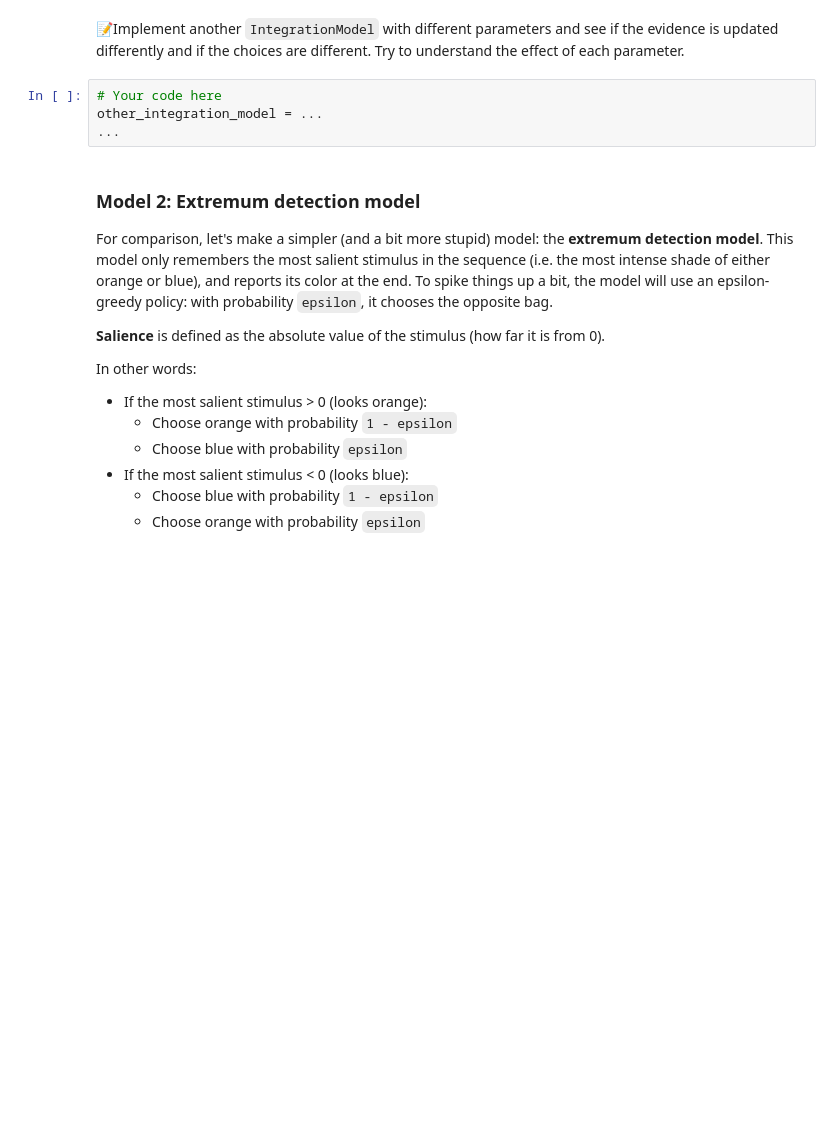
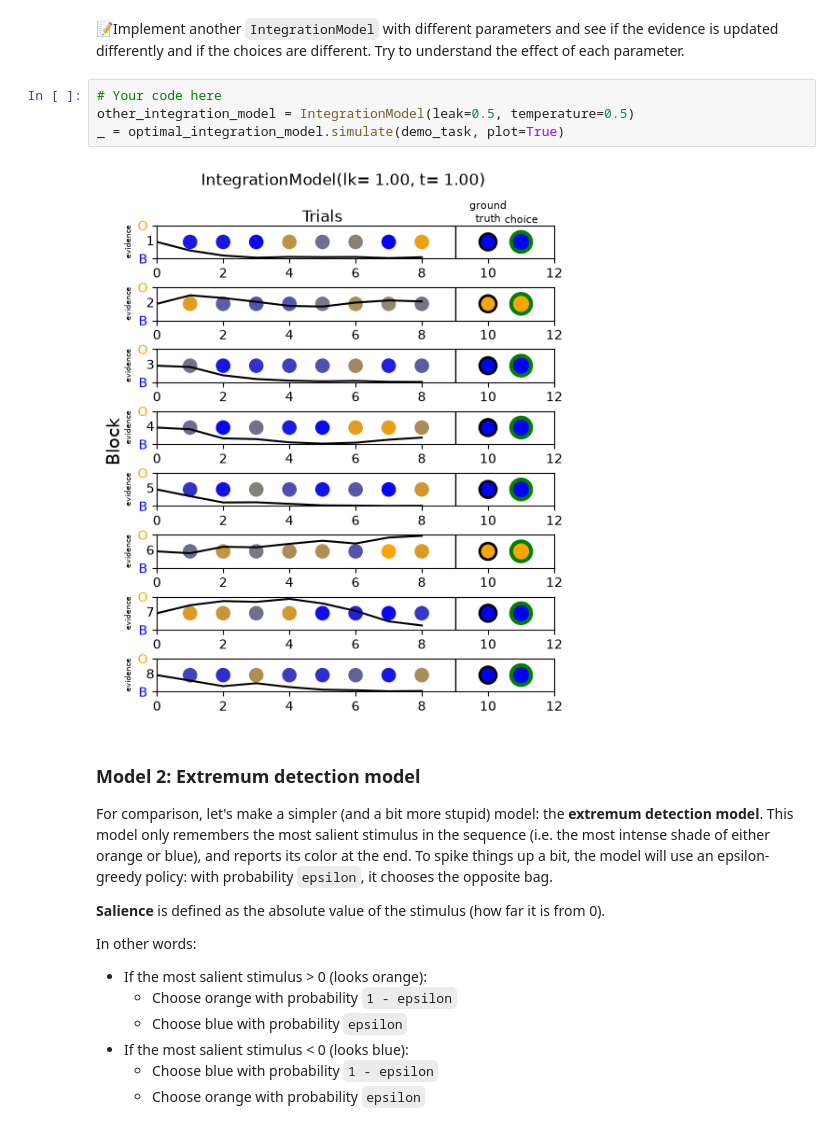
Before and after one commit to easiryne/cognitive-modeling-lab, a Jupyter notebook: TD_10/td10_notebook.ipynb, the cells around one changed output. Saved outputs shown, nothing was run; the diff lists cells and outputs as text; blank space fills up the shorter version.

```diff
--- a/TD_10/td10_notebook.ipynb
+++ b/TD_10/td10_notebook.ipynb
@@ -252,8 +271,10 @@ optimal_integration_model = ...
 📝Implement another `IntegrationModel` with different parameters and see if the evidence is updated differently and if the choices are different. Try to understand the effect of each parameter.
 # %%
 # Your code here
-other_integration_model = ...
-...
+other_integration_model = IntegrationModel(leak=0.5, temperature=0.5)
+_ = optimal_integration_model.simulate(demo_task, plot=True)
+# %% [output]
+[figure, added]
 # %% [markdown]
 ### Model 2: Extremum detection model
 For comparison, let's make a simpler (and a bit more stupid) model: the **extremum detection model**. This model only remembers the most salient stimulus in the sequence (i.e. the most intense shade of either orange or blue), and reports its color at the end. To spike things up a bit, the model will use an epsilon-greedy policy: with probability `epsilon`, it chooses the opposite bag.
```
Also changed, not shown: parts of 7 cells of this notebook.
